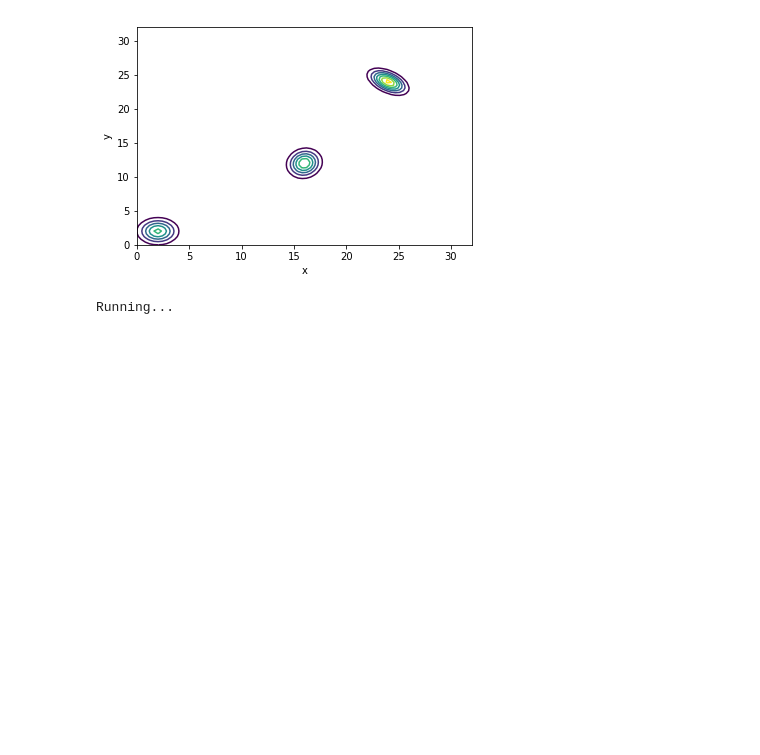
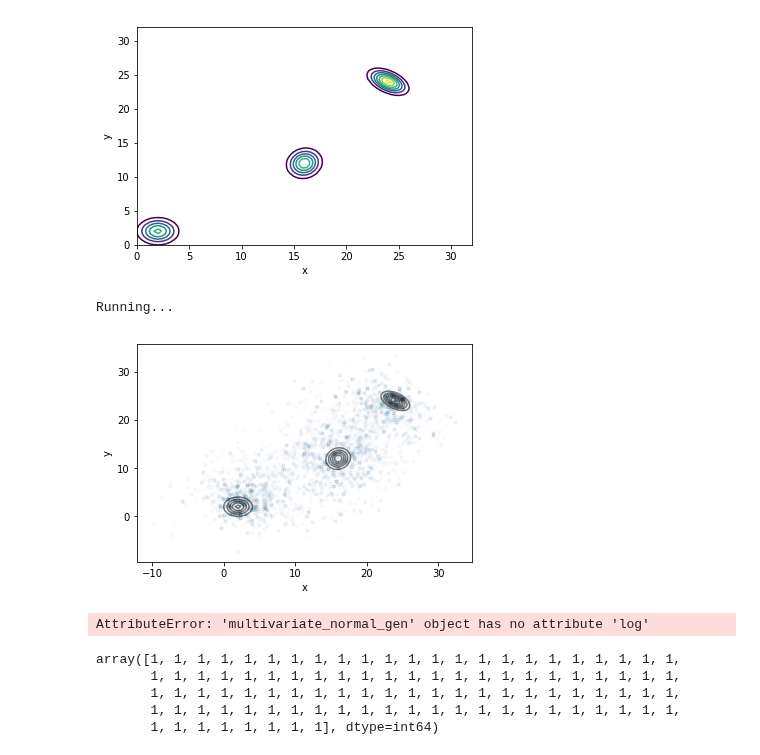
Before and after one commit to pints-team/pints, a Jupyter notebook: examples/sampling-adaptive-covariance-localised.ipynb, the cells around one changed output. Saved outputs shown, nothing was run; the diff lists cells and outputs as text; code cells hidden in the pictures; blank space fills up the shorter version.

```diff
--- a/examples/sampling-adaptive-covariance-localised.ipynb
+++ b/examples/sampling-adaptive-covariance-localised.ipynb
@@ -117,8 +114,8 @@ log_pdf = pints.toy.MultimodalNormalLogPDF(
     ],
     [
         [[1.2, 0.0], [0.0, 1.2]],
-        [[0.8, 0.2], [0.1, 1.4]],
-        [[1.0, 0.5], [-0.5, 1.0]],
+        [[0.8, 0.1], [0.1, 1.4]],
+        [[1.0, -0.5], [-0.5, 1.0]],
     ]
 )
 
@@ -134,14 +131,37 @@ plt.show()
 # %% [output]
 [figure]
 # %%
+import os
+os.chdir('C:/Users/bclamber/Desktop/AllPints/pints4/pints')
+from __future__ import print_function
+import pints
+import pints.toy as toy
+import pints.plot
+import numpy as np
+import matplotlib.pyplot as plt
+
+# Load a multi-modal logpdf
+log_pdf = pints.toy.MultimodalNormalLogPDF(
+    [
+        [2, 2],
+        [16, 12],
+        [24, 24],
+    ],
+    [
+        [[1.2, 0.0], [0.0, 1.2]],
+        [[0.8, 0.1], [0.1, 1.4]],
+        [[1.0, -0.5], [-0.5, 1.0]],
+    ]
+)
+
 # Choose starting points for 3 mcmc chains
-xs = [[1, 1], [15, 13], [25, 23]]
+xs = [[10, 10], [10, 10], [10, 10]]
 
 # Create mcmc routine
 mcmc = pints.MCMCSampling(log_pdf, 3, xs, method=pints.AdaptiveCovarianceLocalisedMCMC)
 
 # Add stopping criterion
-mcmc.set_max_iterations(16000)
+mcmc.set_max_iterations(4000)
 
 # Disable logging mode
 mcmc.set_log_to_screen(False)
@@ -170,3 +190,12 @@ plt.ylabel('y')
 plt.show()
 # %% [output]
 Running...
+# %%
+samples = np.vstack(chains)
+plt.contour(X, Y, Z, colors='k', alpha=0.5)
+plt.scatter(samples[:,0], samples[:,1], marker='.', alpha=0.01)
+plt.xlabel('x')
+plt.ylabel('y')
+plt.show()
+# %% [output]
+[figure, added]
@@ -172,0 +204,12 @@ Running...
+# %%
+scipy.stats.multivariate_normal.logpdf()
+# %% [output]
+AttributeError: 'multivariate_normal_gen' object has no attribute 'log'
+# %%
+np.random.choice(3, 100, p=[0, 1, 0])
+# %% [output]
+array([1, 1, 1, 1, 1, 1, 1, 1, 1, 1, 1, 1, 1, 1, 1, 1, 1, 1, 1, 1, 1, 1, 1,
+       1, 1, 1, 1, 1, 1, 1, 1, 1, 1, 1, 1, 1, 1, 1, 1, 1, 1, 1, 1, 1, 1, 1,
+       1, 1, 1, 1, 1, 1, 1, 1, 1, 1, 1, 1, 1, 1, 1, 1, 1, 1, 1, 1, 1, 1, 1,
+       1, 1, 1, 1, 1, 1, 1, 1, 1, 1, 1, 1, 1, 1, 1, 1, 1, 1, 1, 1, 1, 1, 1,
+       1, 1, 1, 1, 1, 1, 1, 1], dtype=int64)
```
Also changed, not shown: parts of 2 cells of this notebook, 2 other files.
